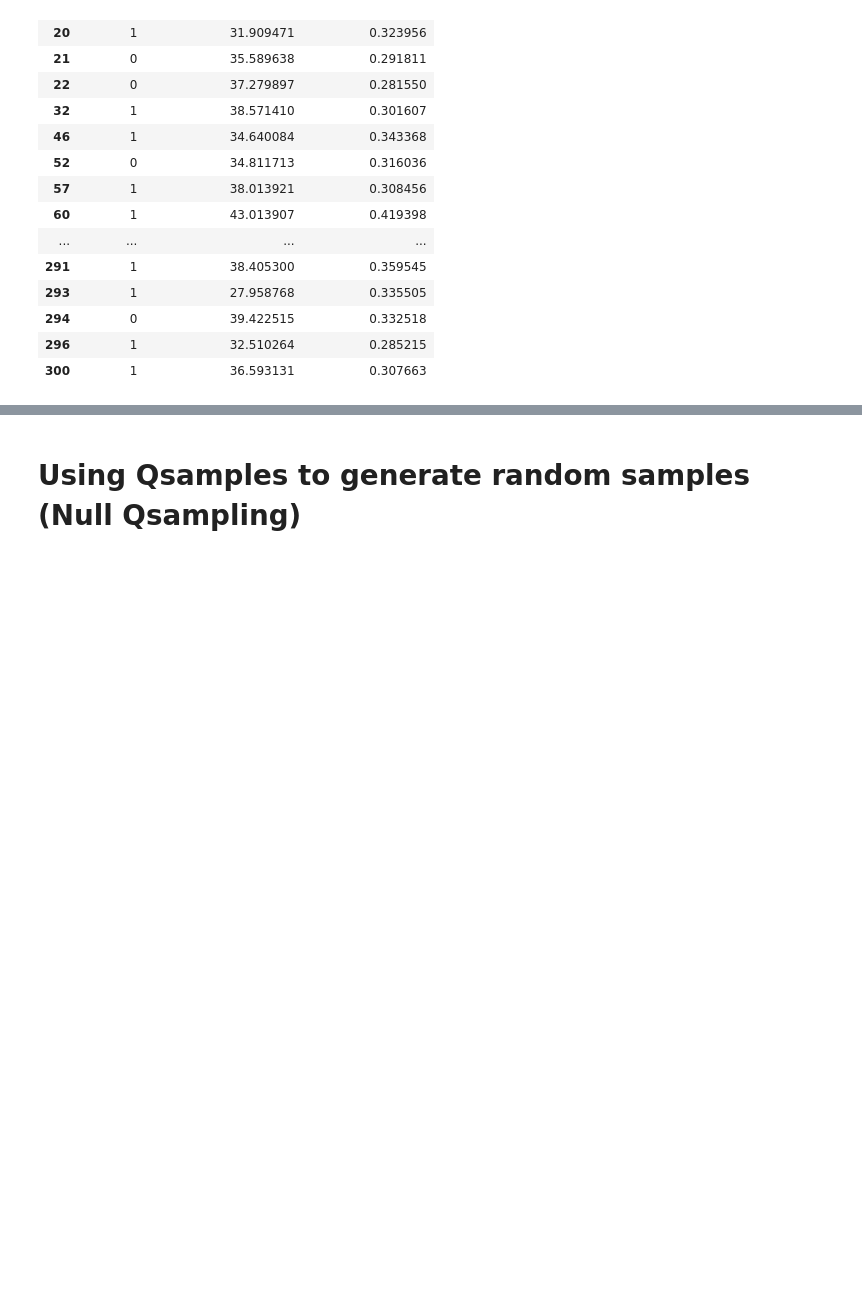
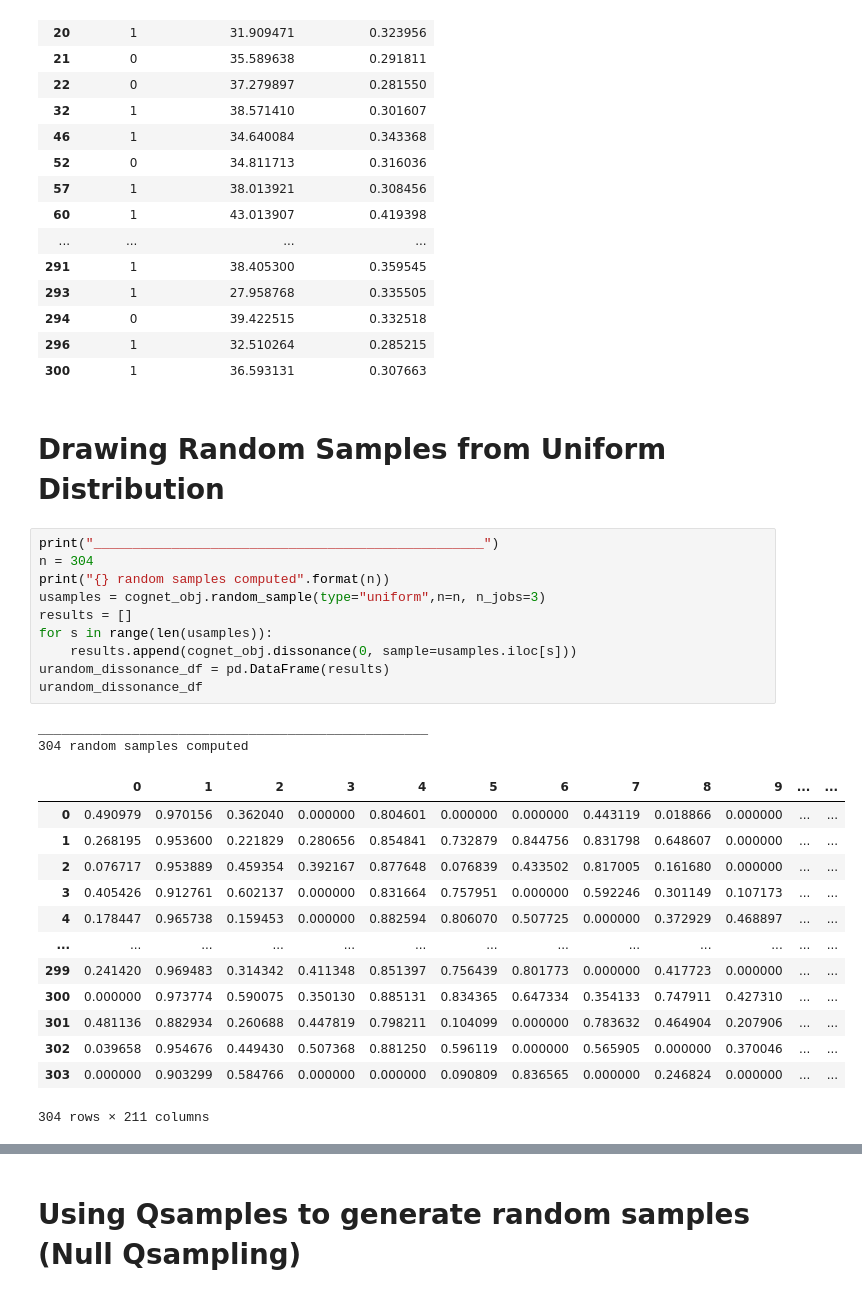
Before and after one commit to zeroknowledgediscovery/cognet, a Jupyter notebook: examples/PTSD/PTSD_diss_recon.ipynb, the cells around one changed output, grey strips where cells are left out. Cells and saved outputs as stored; diff of their text form; blank space fills up the shorter version.

```diff
--- a/examples/PTSD/PTSD_diss_recon.ipynb
+++ b/examples/PTSD/PTSD_diss_recon.ipynb
@@ -244,3 +248,31 @@ PTSD_DATA[(PTSD_DATA["Mean Dissonance"] >= neg_threshold_p05[1])]#[PTSD_DATA["PT
 | 294 | 0 | 39.422515 | 0.332518 |
 | 296 | 1 | 32.510264 | 0.285215 |
 | 300 | 1 | 36.593131 | 0.307663 |
+# %% [markdown]
+# Drawing Random Samples from Uniform Distribution
+# %%
+print("__________________________________________________")
+n = 304
+print("{} random samples computed".format(n))
+usamples = cognet_obj.random_sample(type="uniform",n=n, n_jobs=3)
+results = []
+for s in range(len(usamples)):
+    results.append(cognet_obj.dissonance(0, sample=usamples.iloc[s]))
+urandom_dissonance_df = pd.DataFrame(results)
+urandom_dissonance_df
+# %% [output]
+__________________________________________________
+304 random samples computed
+|  | 0 | 1 | 2 | 3 | 4 | 5 | 6 | 7 | 8 | 9 | ... | ... |
+| 0 | 0.490979 | 0.970156 | 0.362040 | 0.000000 | 0.804601 | 0.000000 | 0.000000 | 0.443119 | 0.018866 | 0.000000 | ... | ... |
+| 1 | 0.268195 | 0.953600 | 0.221829 | 0.280656 | 0.854841 | 0.732879 | 0.844756 | 0.831798 | 0.648607 | 0.000000 | ... | ... |
+| 2 | 0.076717 | 0.953889 | 0.459354 | 0.392167 | 0.877648 | 0.076839 | 0.433502 | 0.817005 | 0.161680 | 0.000000 | ... | ... |
+| 3 | 0.405426 | 0.912761 | 0.602137 | 0.000000 | 0.831664 | 0.757951 | 0.000000 | 0.592246 | 0.301149 | 0.107173 | ... | ... |
+| 4 | 0.178447 | 0.965738 | 0.159453 | 0.000000 | 0.882594 | 0.806070 | 0.507725 | 0.000000 | 0.372929 | 0.468897 | ... | ... |
+| ... | ... | ... | ... | ... | ... | ... | ... | ... | ... | ... | ... | ... |
+| 299 | 0.241420 | 0.969483 | 0.314342 | 0.411348 | 0.851397 | 0.756439 | 0.801773 | 0.000000 | 0.417723 | 0.000000 | ... | ... |
+| 300 | 0.000000 | 0.973774 | 0.590075 | 0.350130 | 0.885131 | 0.834365 | 0.647334 | 0.354133 | 0.747911 | 0.427310 | ... | ... |
+| 301 | 0.481136 | 0.882934 | 0.260688 | 0.447819 | 0.798211 | 0.104099 | 0.000000 | 0.783632 | 0.464904 | 0.207906 | ... | ... |
+| 302 | 0.039658 | 0.954676 | 0.449430 | 0.507368 | 0.881250 | 0.596119 | 0.000000 | 0.565905 | 0.000000 | 0.370046 | ... | ... |
+| 303 | 0.000000 | 0.903299 | 0.584766 | 0.000000 | 0.000000 | 0.090809 | 0.836565 | 0.000000 | 0.246824 | 0.000000 | ... | ... |
+304 rows × 211 columns
```
Also changed, not shown: parts of 6 cells of this notebook, 13 other files.
